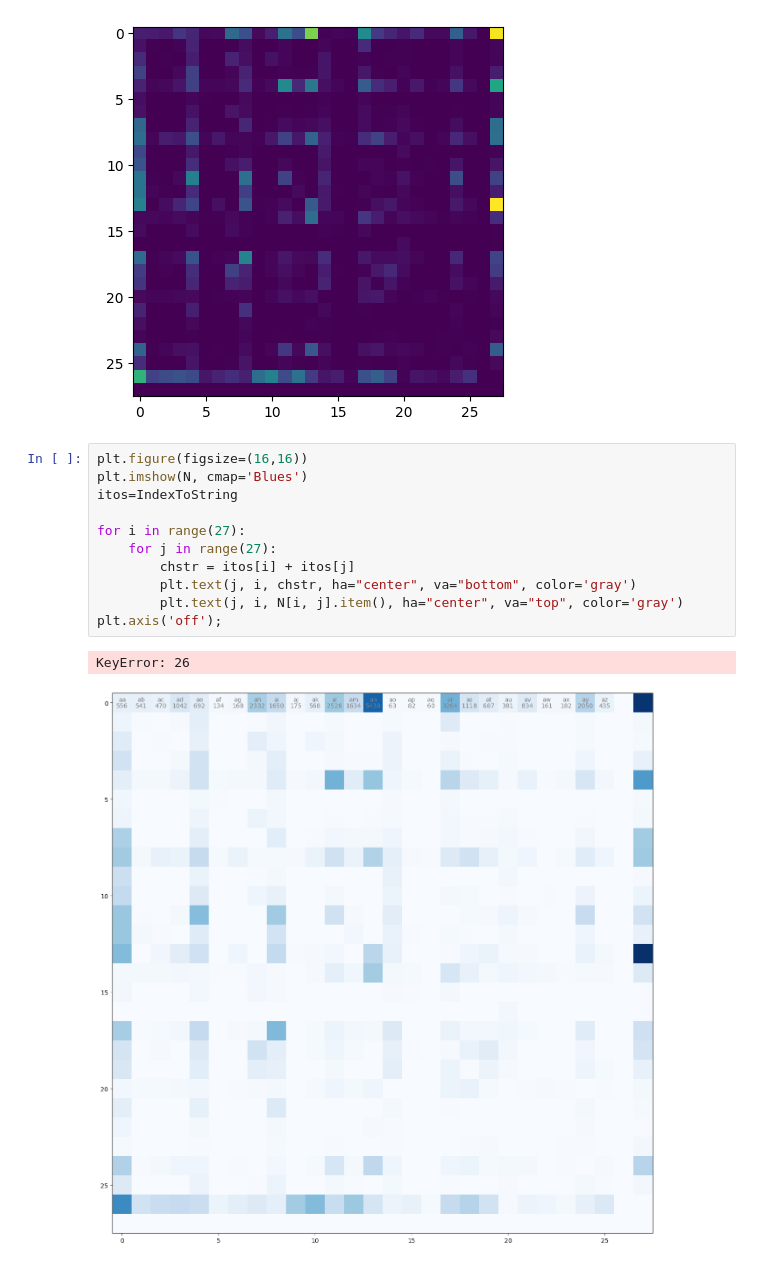
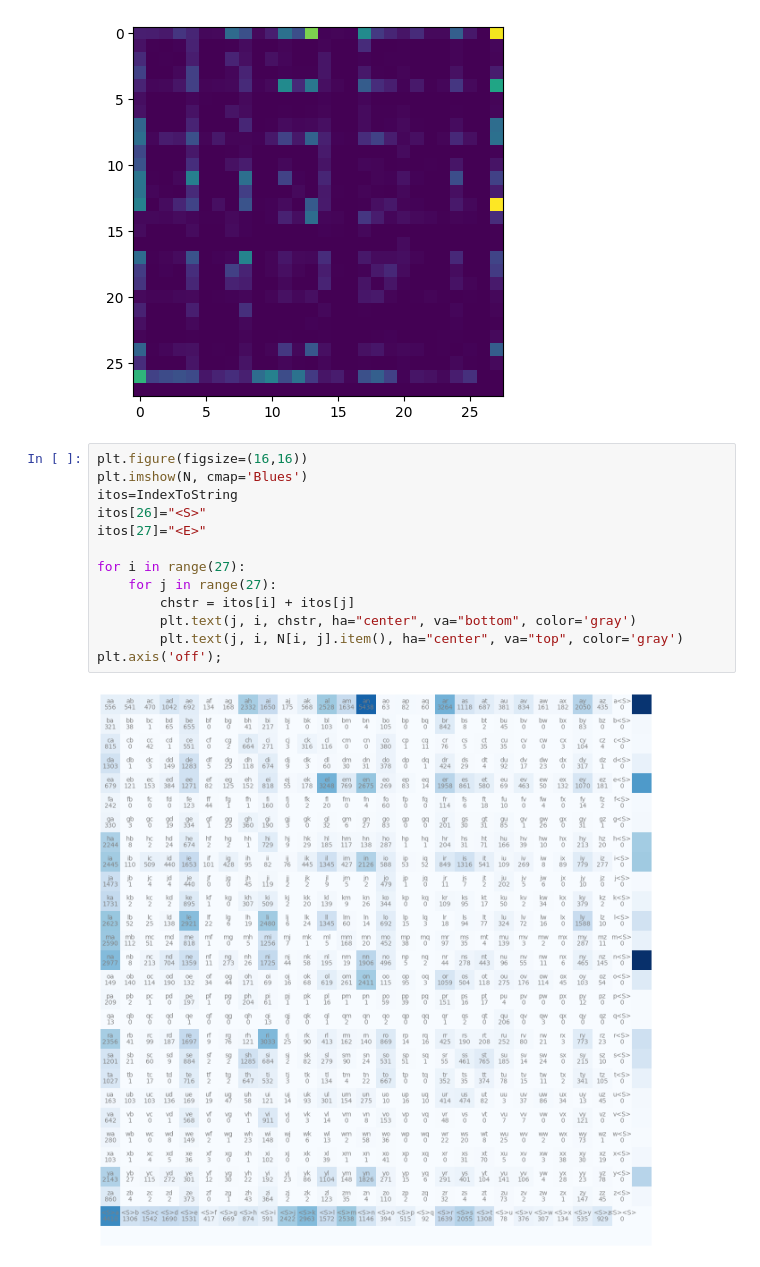
Before and after one commit to rafa-houssam/makemore, a Jupyter notebook: makemore.ipynb, the cells around one changed output. Saved outputs shown, nothing was run; the diff lists cells and outputs as text.

```diff
--- a/makemore.ipynb
+++ b/makemore.ipynb
@@ -108,14 +108,15 @@ plt.imshow(N)
 # %%
 plt.figure(figsize=(16,16))
 plt.imshow(N, cmap='Blues')
 itos=IndexToString
+itos[26]="<S>"
+itos[27]="<E>"
 
 for i in range(27):
     for j in range(27):
         chstr = itos[i] + itos[j]
         plt.text(j, i, chstr, ha="center", va="bottom", color='gray')
         plt.text(j, i, N[i, j].item(), ha="center", va="top", color='gray')
 plt.axis('off');
 # %% [output]
-KeyError: 26
-[figure, old version]
+[figure, new version]
```
